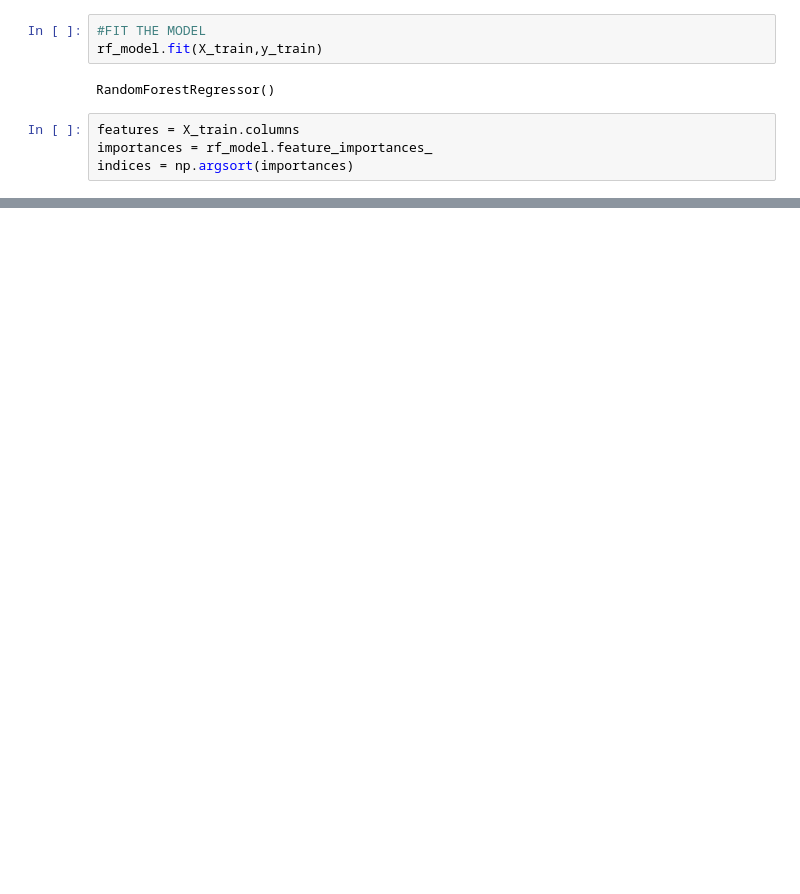
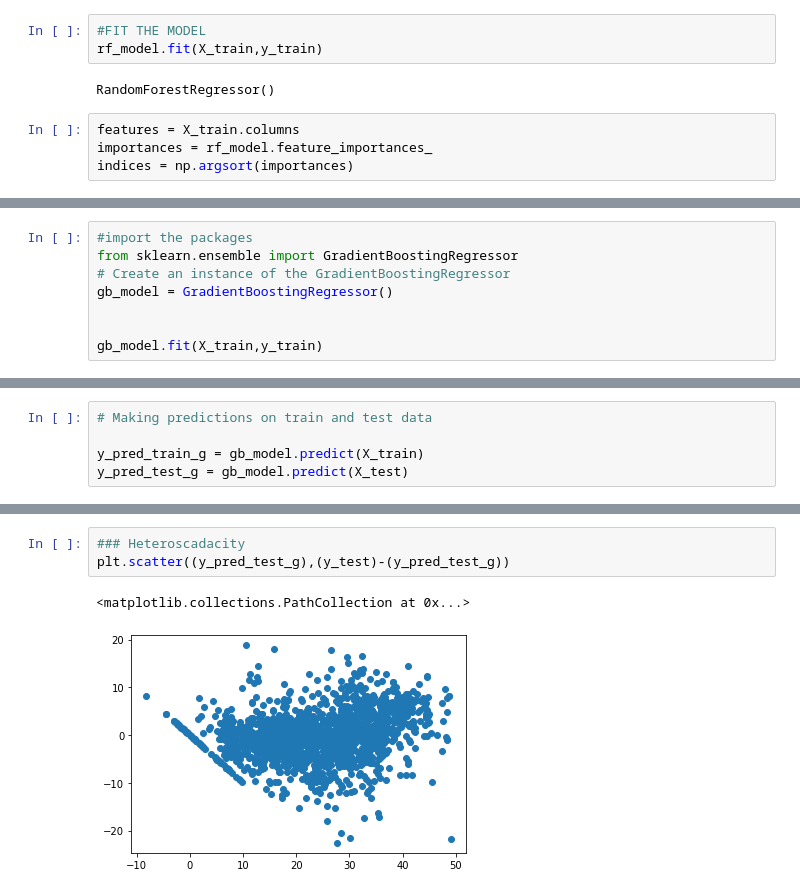
Before and after one commit to YashwantRaul/Supervised-ML-Regression, a Jupyter notebook: Bike_Sharing_Demand_Prediction_Capstone_Project.ipynb, the cells around one changed output, grey strips where cells are left out. Cells and saved outputs as stored; diff of their text form; blank space fills up the shorter version.

```diff
--- a/Bike_Sharing_Demand_Prediction_Capstone_Project.ipynb
+++ b/Bike_Sharing_Demand_Prediction_Capstone_Project.ipynb
@@ -995,0 +998,8 @@ plt.show()
+# %%
+#import the packages
+from sklearn.ensemble import GradientBoostingRegressor
+# Create an instance of the GradientBoostingRegressor
+gb_model = GradientBoostingRegressor()
+
+
+gb_model.fit(X_train,y_train)
@@ -995,0 +1008,5 @@ plt.show()
+# %%
+# Making predictions on train and test data
+
+y_pred_train_g = gb_model.predict(X_train)
+y_pred_test_g = gb_model.predict(X_test)
@@ -995,0 +1055,6 @@ plt.show()
+# %%
+### Heteroscadacity
+plt.scatter((y_pred_test_g),(y_test)-(y_pred_test_g))
+# %% [output]
+<matplotlib.collections.PathCollection at 0x...>
+[figure, added]
```
Also changed, not shown: parts of 54 cells of this notebook.
